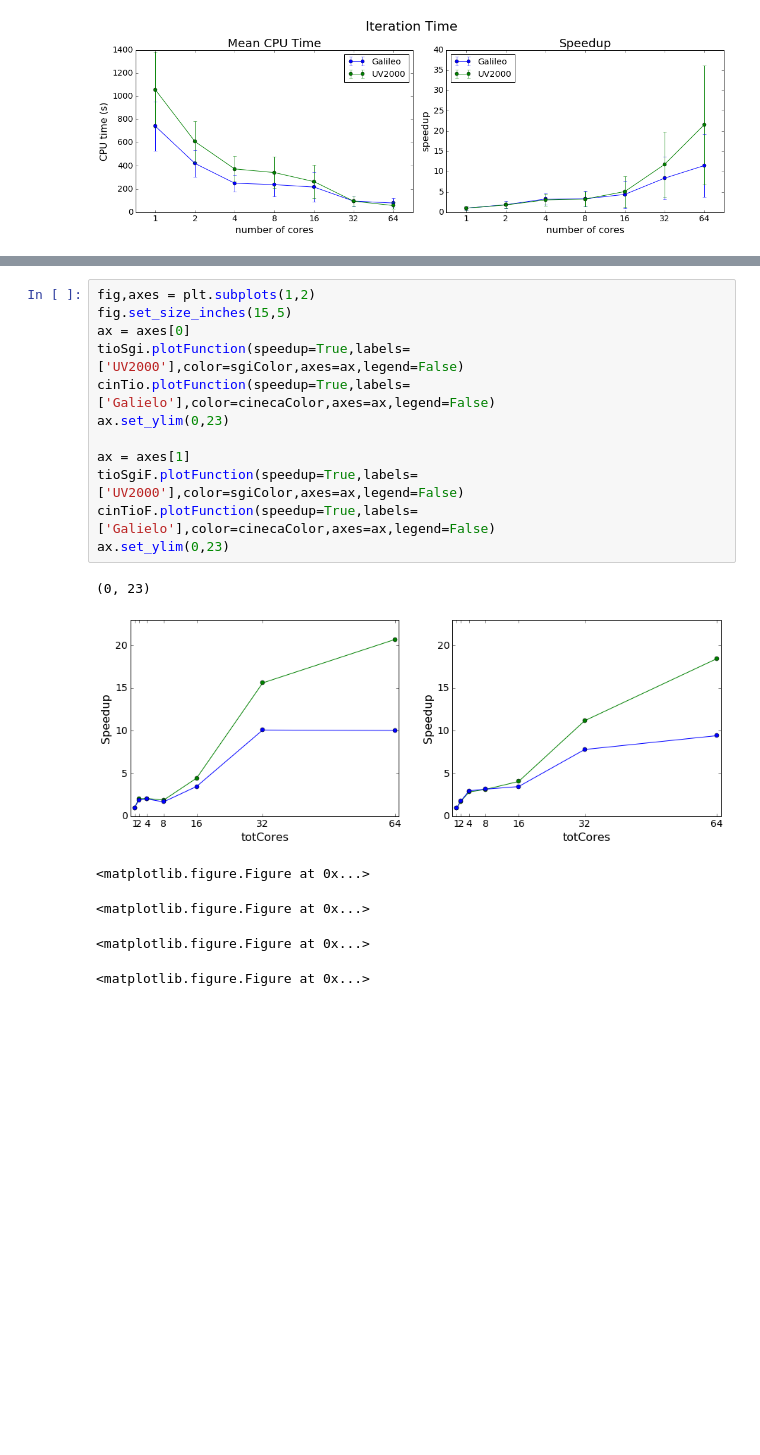
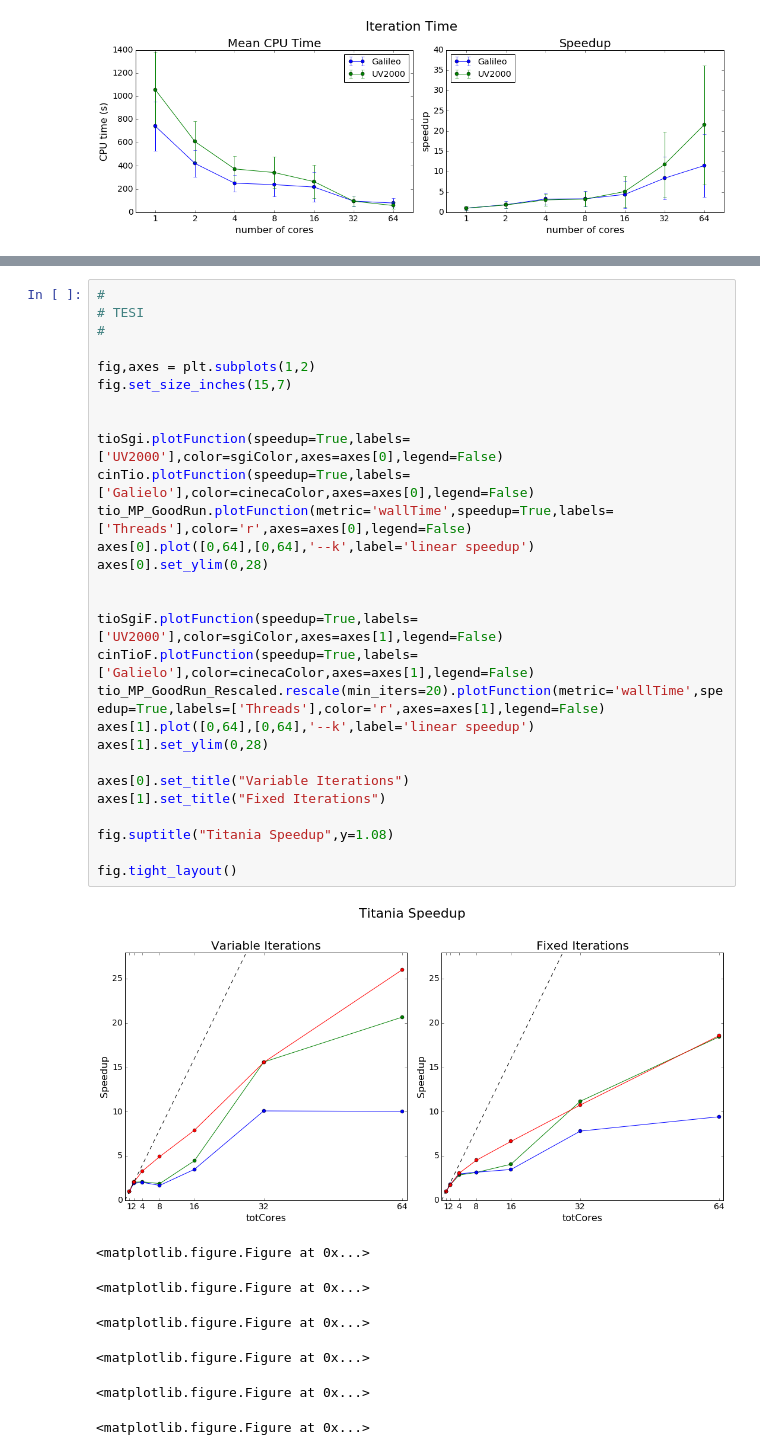
Before and after one commit to gioruffa/qetools, a Jupyter notebook: plotter.ipynb, the cells around one changed output, grey strips where cells are left out. Saved outputs shown, nothing was run; the diff lists cells and outputs as text; blank space fills up the shorter version.

```diff
--- a/plotter.ipynb
+++ b/plotter.ipynb
@@ -2076,19 +2197,36 @@ plt.ylim(0,22)
 # %%
+#
+# TESI
+#
+
 fig,axes = plt.subplots(1,2)
-fig.set_size_inches(15,5)
-ax = axes[0]
-tioSgi.plotFunction(speedup=True,labels=['UV2000'],color=sgiColor,axes=ax,legend=False)
-cinTio.plotFunction(speedup=True,labels=['Galielo'],color=cinecaColor,axes=ax,legend=False)
-ax.set_ylim(0,23)
+fig.set_size_inches(15,7)
 
-ax = axes[1]
-tioSgiF.plotFunction(speedup=True,labels=['UV2000'],color=sgiColor,axes=ax,legend=False)
-cinTioF.plotFunction(speedup=True,labels=['Galielo'],color=cinecaColor,axes=ax,legend=False)
-ax.set_ylim(0,23)
+
+tioSgi.plotFunction(speedup=True,labels=['UV2000'],color=sgiColor,axes=axes[0],legend=False)
+cinTio.plotFunction(speedup=True,labels=['Galielo'],color=cinecaColor,axes=axes[0],legend=False)
+tio_MP_GoodRun.plotFunction(metric='wallTime',speedup=True,labels=['Threads'],color='r',axes=axes[0],legend=False)
+axes[0].plot([0,64],[0,64],'--k',label='linear speedup')
+axes[0].set_ylim(0,28)
+
+
+tioSgiF.plotFunction(speedup=True,labels=['UV2000'],color=sgiColor,axes=axes[1],legend=False)
+cinTioF.plotFunction(speedup=True,labels=['Galielo'],color=cinecaColor,axes=axes[1],legend=False)
+tio_MP_GoodRun_Rescaled.rescale(min_iters=20).plotFunction(metric='wallTime',speedup=True,labels=['Threads'],color='r',axes=axes[1],legend=False)
+axes[1].plot([0,64],[0,64],'--k',label='linear speedup')
+axes[1].set_ylim(0,28)
+
+axes[0].set_title("Variable Iterations")
+axes[1].set_title("Fixed Iterations")
+
+fig.suptitle("Titania Speedup",y=1.08)
+
+fig.tight_layout()
 # %% [output]
+[figure, new version]
-(0, 23)
+<matplotlib.figure.Figure at 0x...>
-[figure, old version]
 <matplotlib.figure.Figure at 0x...>
 <matplotlib.figure.Figure at 0x...>
 <matplotlib.figure.Figure at 0x...>
 <matplotlib.figure.Figure at 0x...>
+<matplotlib.figure.Figure at 0x...>
```
Also changed, not shown: parts of 6 cells of this notebook.
